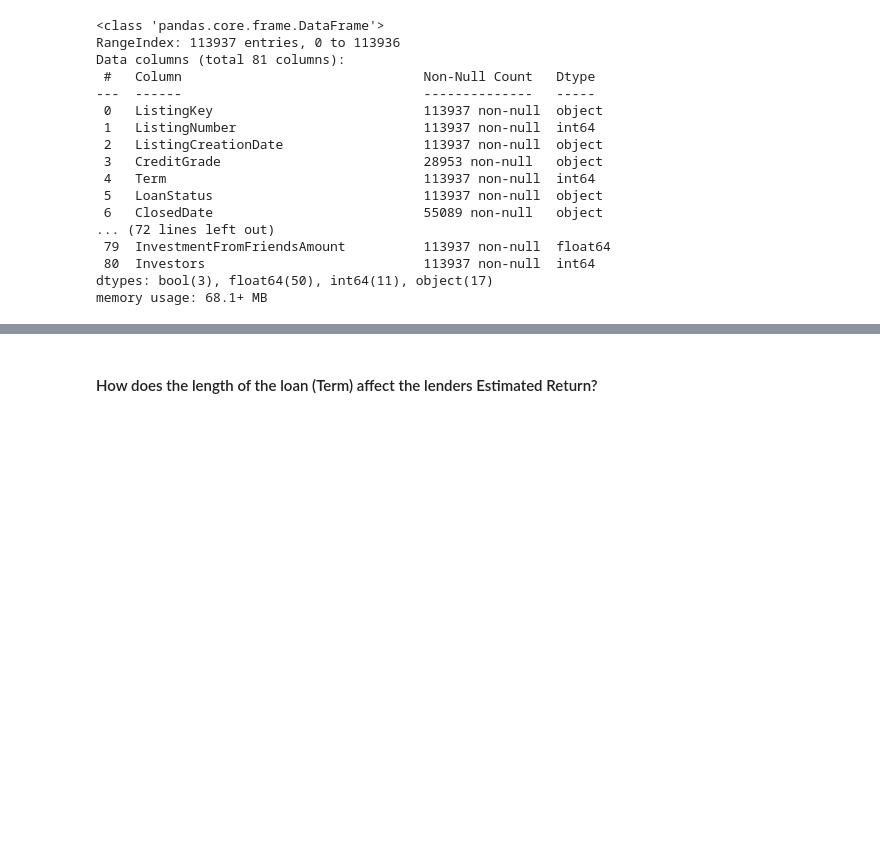
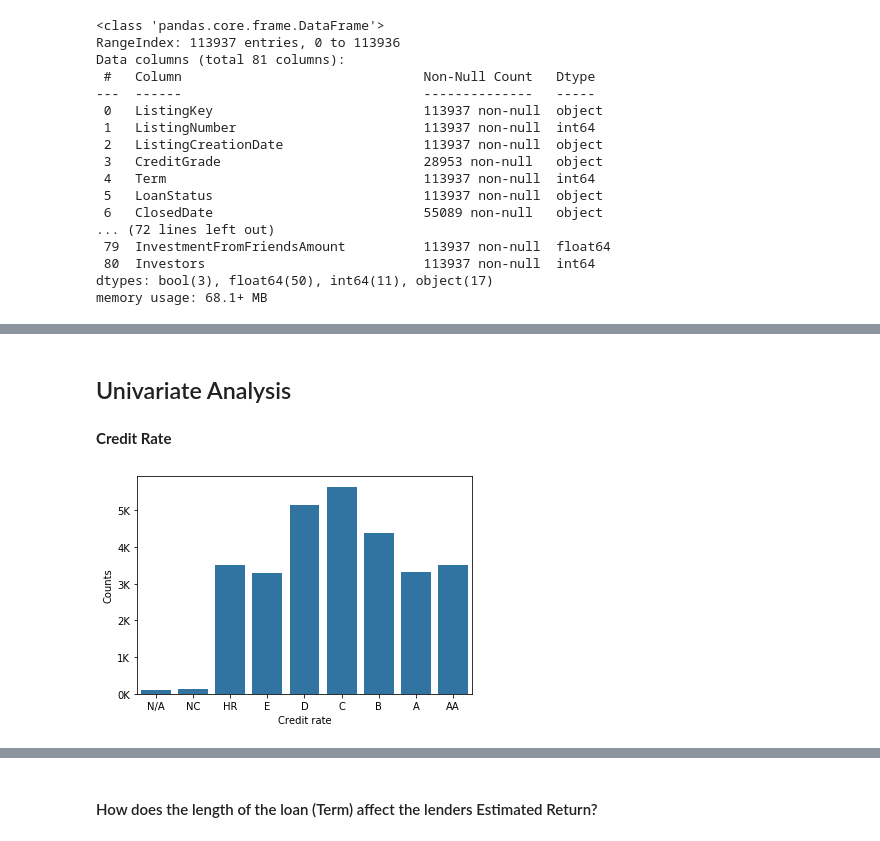
Before and after one commit to Jinning-beep/Udacity_data_analyst_projects, a Jupyter notebook: Project 5/exploratory_act.ipynb, the cells around one changed output, grey strips where cells are left out. Drawn from its saved outputs; the diff is of its cells as text; code cells hidden in the pictures; blank space fills up the shorter version.

Commit message:
feat: reorganize the analysis part
Polish plots

```diff
--- a/Project 5/exploratory_act.ipynb
+++ b/Project 5/exploratory_act.ipynb
@@ -245,0 +174,2 @@ plt.savefig('before200809')
+# %%
+df_analysis = df_clean.copy()
@@ -245,0 +186,2 @@ plt.savefig('before200809')
+# %%
+df_pre_2009 = df_analysis.query('ListingCreationDate < datetime.date(2009, 1, 1)')
@@ -245,0 +190,27 @@ plt.savefig('before200809')
+# %% [markdown]
+## Univariate Analysis
+# %%
+def set_ticks(upper,lower,step,unit,axis):
+    ticks = np.arange(upper,lower,step)
+    labels = [str(int(i/step)) + unit for i in ticks]
+    if axis == 'x':
+        plt.xticks(ticks,labels)
+    if axis == 'y':
+        plt.yticks(ticks,labels)
+# %%
+def set_labels(x_label,y_label,title=False):
+    plt.xlabel(x_label)
+    plt.ylabel(y_label);
+    if title:
+        plt.title(y_label + ' vs. ' + x_label);
+# %% [markdown]
+**Credit Rate**
+# %%
+c = sns.color_palette()[0]
+y_order = ['N/A','NC','HR','E','D','C','B','A','AA']
+groupedvalues = df_pre_2009.CreditGrade.value_counts()
+sns.barplot(groupedvalues.index,groupedvalues.values,color = c,order=y_order)
+set_ticks(0,6000,1000,'K','y')
+set_labels('Credit rate','Counts')
+# %% [output]
+[figure, added]
```
Also changed, not shown: parts of 67 cells of this notebook.
